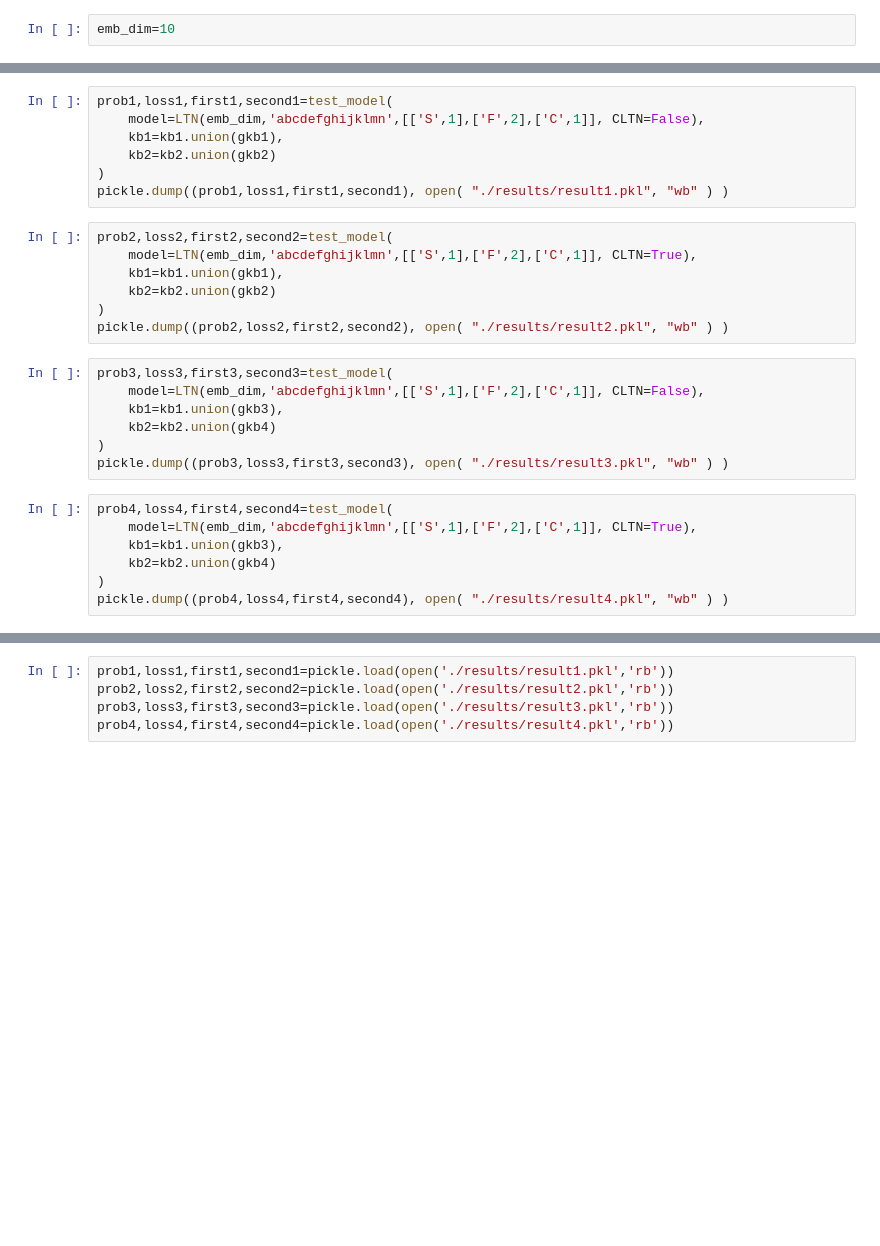
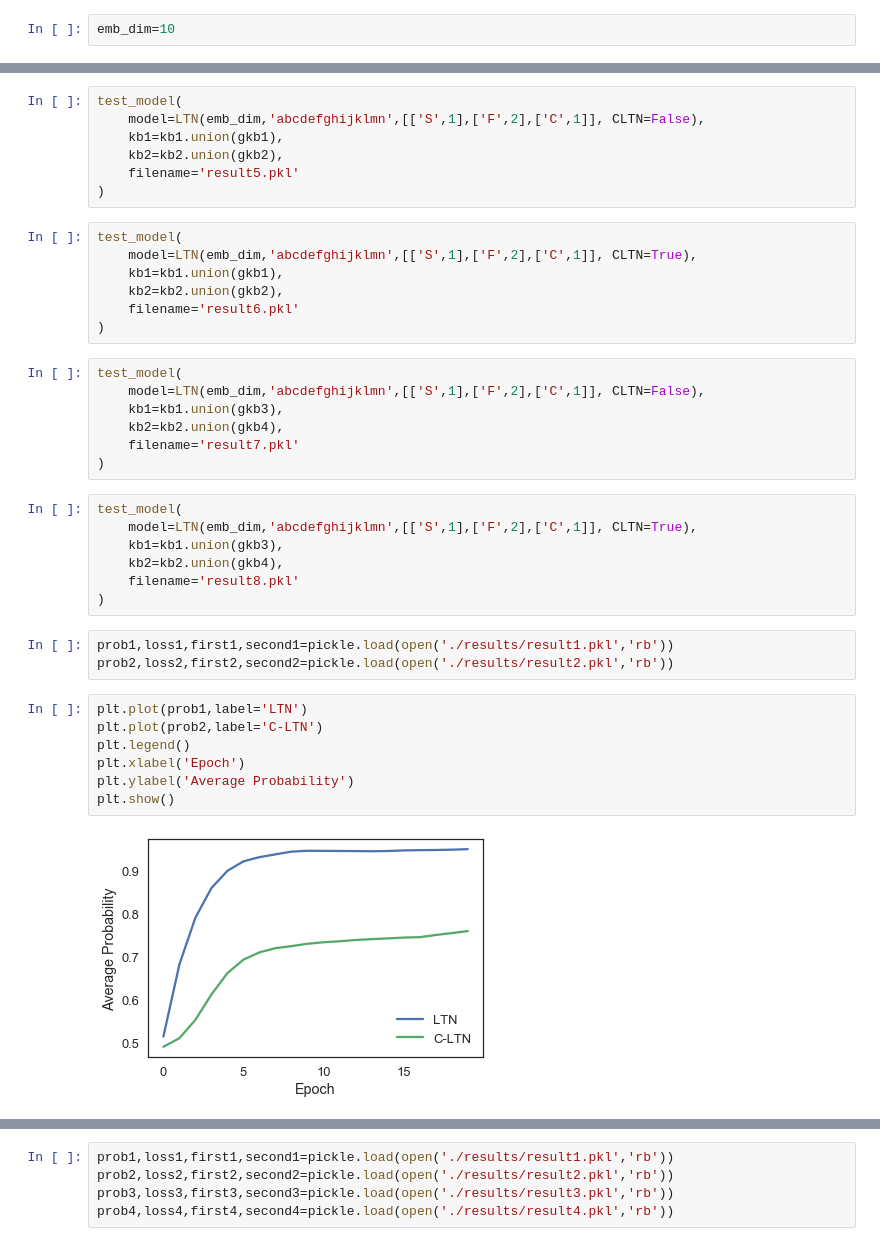
Before and after one commit to Adoni/CSE505, a Jupyter notebook: LTN/main.ipynb, the cells around one changed output, grey strips where cells are left out. Cells and saved outputs as stored; diff of their text form; blank space fills up the shorter version.

```diff
--- a/LTN/main.ipynb
+++ b/LTN/main.ipynb
@@ -87,28 +101,40 @@ emb_dim=10
 # %%
-prob1,loss1,first1,second1=test_model(
+test_model(
     model=LTN(emb_dim,'abcdefghijklmn',[['S',1],['F',2],['C',1]], CLTN=False),
     kb1=kb1.union(gkb1),
-    kb2=kb2.union(gkb2)
+    kb2=kb2.union(gkb2),
+    filename='result5.pkl'
 )
-pickle.dump((prob1,loss1,first1,second1), open( "./results/result1.pkl", "wb" ) )
 # %%
-prob2,loss2,first2,second2=test_model(
+test_model(
     model=LTN(emb_dim,'abcdefghijklmn',[['S',1],['F',2],['C',1]], CLTN=True),
     kb1=kb1.union(gkb1),
-    kb2=kb2.union(gkb2)
+    kb2=kb2.union(gkb2),
+    filename='result6.pkl'
 )
-pickle.dump((prob2,loss2,first2,second2), open( "./results/result2.pkl", "wb" ) )
 # %%
-prob3,loss3,first3,second3=test_model(
+test_model(
     model=LTN(emb_dim,'abcdefghijklmn',[['S',1],['F',2],['C',1]], CLTN=False),
     kb1=kb1.union(gkb3),
-    kb2=kb2.union(gkb4)
+    kb2=kb2.union(gkb4),
+    filename='result7.pkl'
 )
-pickle.dump((prob3,loss3,first3,second3), open( "./results/result3.pkl", "wb" ) )
 # %%
-prob4,loss4,first4,second4=test_model(
+test_model(
     model=LTN(emb_dim,'abcdefghijklmn',[['S',1],['F',2],['C',1]], CLTN=True),
     kb1=kb1.union(gkb3),
-    kb2=kb2.union(gkb4)
+    kb2=kb2.union(gkb4),
+    filename='result8.pkl'
 )
-pickle.dump((prob4,loss4,first4,second4), open( "./results/result4.pkl", "wb" ) )
+# %%
+prob1,loss1,first1,second1=pickle.load(open('./results/result1.pkl','rb'))
+prob2,loss2,first2,second2=pickle.load(open('./results/result2.pkl','rb'))
+# %%
+plt.plot(prob1,label='LTN')
+plt.plot(prob2,label='C-LTN')
+plt.legend()
+plt.xlabel('Epoch')
+plt.ylabel('Average Probability')
+plt.show()
+# %% [output]
+[figure, added]
```
Also changed, not shown: parts of 10 cells of this notebook, 26 other files.
